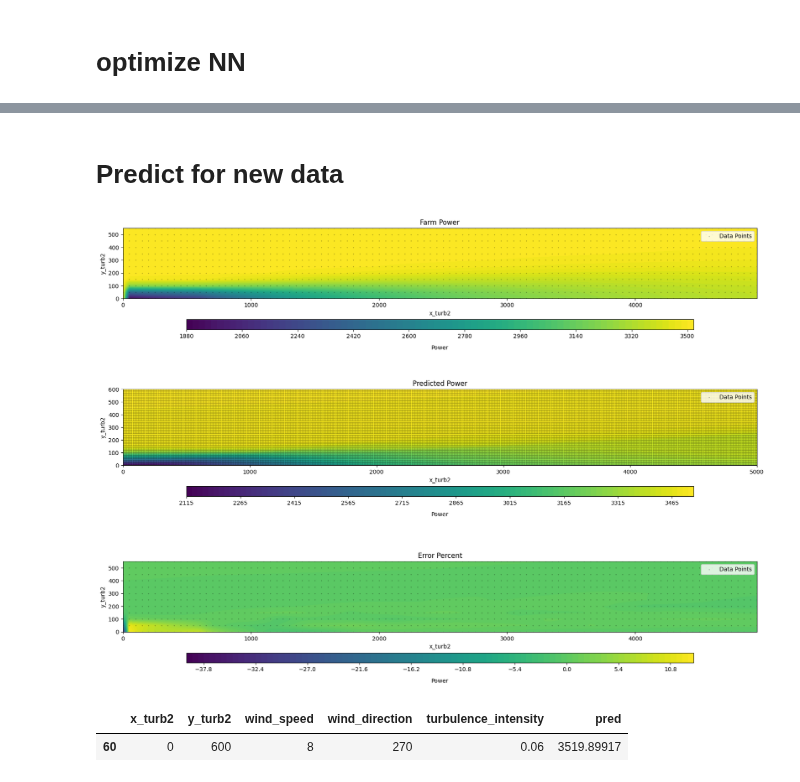
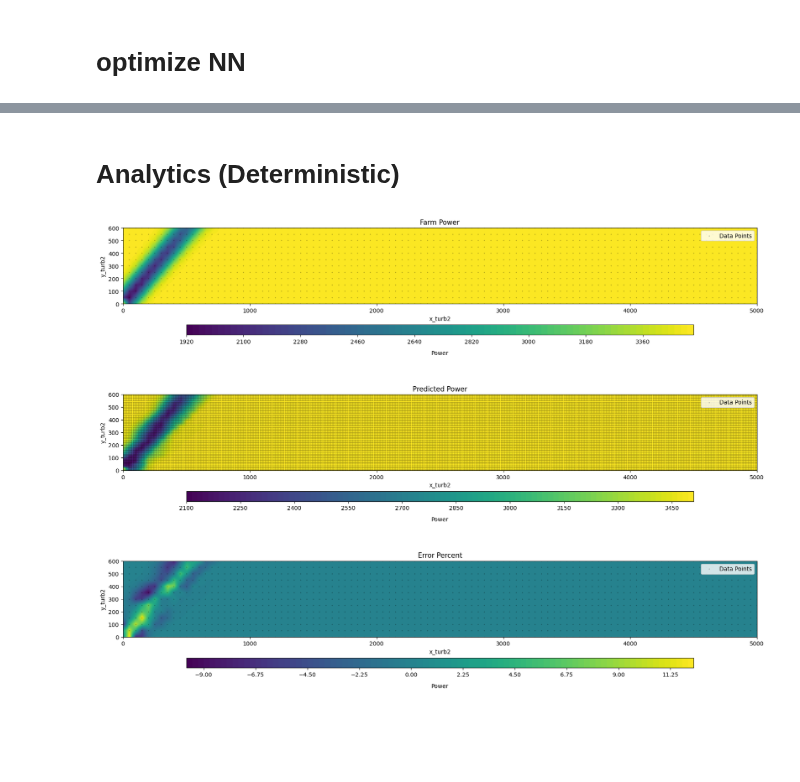
Before and after one commit to schmeti/uc3m_TFM_wind_farm_optimization_codebase, a Jupyter notebook: Windfarm_power_modelling/neural_network_optimization.ipynb, the cells around one changed output, grey strips where cells are left out. Saved outputs shown, nothing was run; the diff lists cells and outputs as text; code cells hidden in the pictures; blank space fills up the shorter version.

Commit message:
train new models, expand NN optimization for probabilistic analysis, run first optimization attempts

```diff
--- a/Windfarm_power_modelling/neural_network_optimization.ipynb
+++ b/Windfarm_power_modelling/neural_network_optimization.ipynb
@@ -72,5 +45,5 @@ NN fitting process finished with a validation MSE loss of 0.3072643578052521 in
 # %%
-# Retrain the model with the best parameters
-model, preds_test, y_test = cl_tool.train(n_hidden=4, n_nodes=8, iters=5000, drop=0.05, learning_rate=1e-4)
+# # Retrain the model with the best parameters
+# model, preds_test, y_test = cl_tool.train(n_hidden=10, n_nodes=25 , iters=5000, drop=0.05, learning_rate=1e-3)
 
-torch.save(model, "models/prob_extended.pth")
+# torch.save(model, "models/prob_10lay_25node.pth")
@@ -95,16 +50,21 @@ NN fitting process finished with a validation MSE loss of 0.39506450295448303 in
 # %% [markdown]
-# Predict for new data
+# Analytics (Deterministic)
+# %%
+model = cl_tool.load_model(path="models/prob_10lay_25node.pth")
 # %%
 data["farm_power_pred"] = cl_tool.predict(X = data[["x_turb2", "y_turb2", "wind_speed", "wind_direction","turbulence_intensity"]])
 data["error"] = data["farm_power_pred"] - data["farm_power"]
 data["error_percent"] = data["error"] / data["farm_power"] * 100
 # %%
+degree = 220
+
 # Define the ranges for each feature
-x_turb2_range = np.arange(0, 5001, 10)           # Example: 0 to 5000 in steps of 500
-y_turb2_range = np.arange(0, 601, 10)            # Example: 0 to 600 in steps of 100
-wind_speed_range = [8] #np.arange(6.0, 13.0, 2.0)      # Example: 6.0 to 12.0 in steps of 2.0
-wind_direction_range = [270] #np.arange(0, 361, 90)      # Example: 0 to 360 in steps of 90
+x_turb2_range = np.arange(0, 5001, 10)
+y_turb2_range = np.arange(0, 601, 10)
+wind_speed_range = [8] #np.arange(6.0, 13.0, 2.0)
+wind_direction_range = [degree] #np.arange(0, 361, 90)
 turbulence_intensity = [0.06]
+
 # Generate all possible combinations
 combinations = list(itertools.product(
     x_turb2_range,
@@ -113,35 +73,27 @@ combinations = list(itertools.product(
     wind_direction_range,
     turbulence_intensity
 ))
-
-# Create the DataFrame
 generated_data = pd.DataFrame(combinations, columns=["x_turb2", "y_turb2", "wind_speed", "wind_direction","turbulence_intensity"])
 
 # predict
-pred_new = cl_tool.predict(X = generated_data[["x_turb2", "y_turb2", "wind_speed", "wind_direction","turbulence_intensity"]])
-generated_data['pred'] = pred_new
+generated_data['pred'] = cl_tool.predict(X = generated_data[["x_turb2", "y_turb2", "wind_speed", "wind_direction","turbulence_intensity"]])
 # %%
 import matplotlib.pyplot as plt
 
 fig, axes = plt.subplots(3, 1, figsize=(20, 15))
 
 # Plot farm_power
-plot_two_turbine_results(data, zfeature="farm_power", dpoint_size=0.1, ax=axes[0])
+plot_two_turbine_results(data[data["wind_direction"] == degree], zfeature="farm_power", dpoint_size=0.1, ax=axes[0])
 axes[0].set_title("Farm Power")
 
 # Plot pred
 plot_two_turbine_results(generated_data, zfeature="pred", dpoint_size=0.1, ax=axes[1])
 axes[1].set_title("Predicted Power")
 
 # Plot error_percent
-plot_two_turbine_results(data, zfeature="error_percent", dpoint_size=0.1, ax=axes[2])
+plot_two_turbine_results(data[data["wind_direction"] == degree], zfeature="error_percent", dpoint_size=0.1, ax=axes[2])
 axes[2].set_title("Error Percent")
 
 plt.show()
 # %% [output]
-[figure, old version]
+[figure, new version]
-# %%
-generated_data[generated_data.pred == generated_data.pred.max()]
-# %% [output]
-|  | x_turb2 | y_turb2 | wind_speed | wind_direction | turbulence_intensity | pred |
-| 60 | 0 | 600 | 8 | 270 | 0.06 | 3519.89917 |
```
Also changed, not shown: parts of 7 cells of this notebook, 10 other files.
